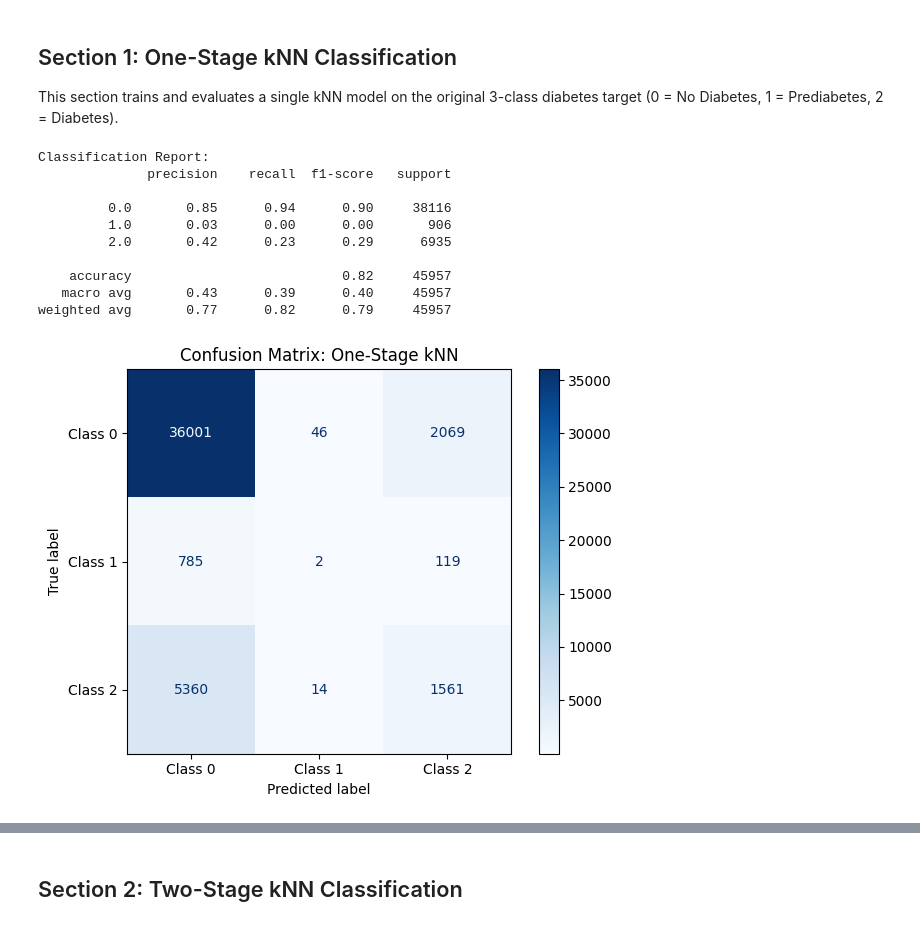
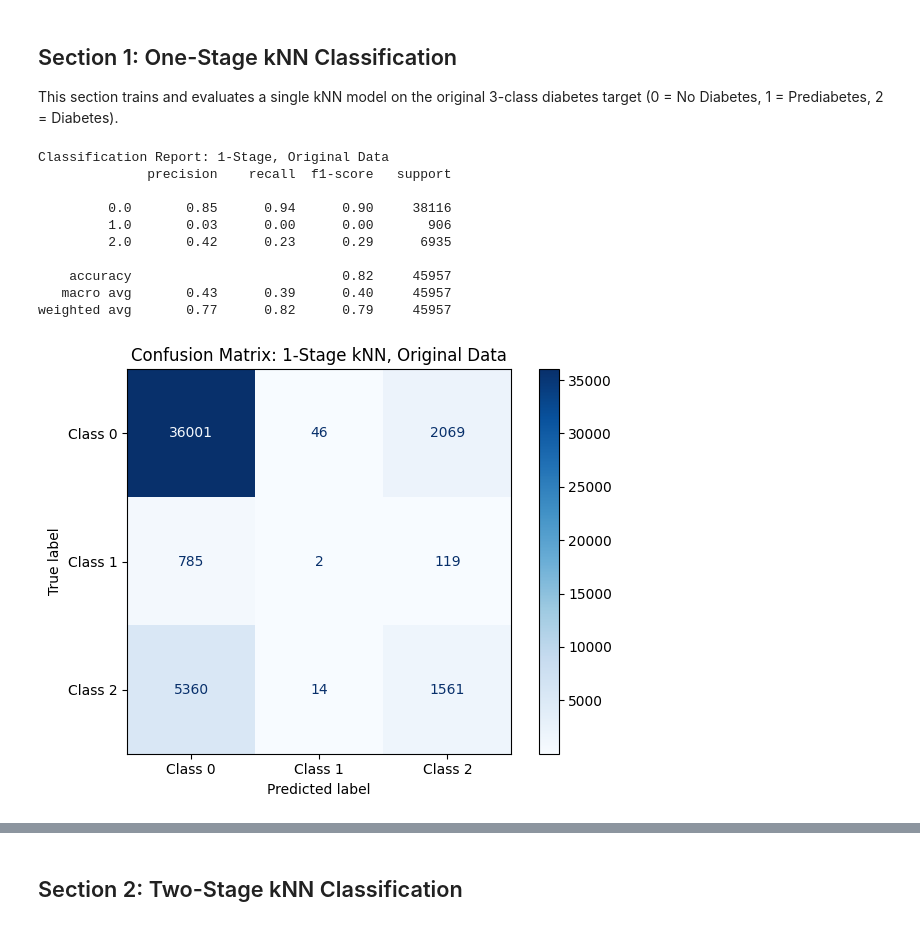
Before and after one commit to YaroslawBagriy/DiabetesRiskClassifier, a Jupyter notebook: notebooks/03_knn_modeling.ipynb, the cells around one changed output, grey strips where cells are left out. Saved outputs shown, nothing was run; the diff lists cells and outputs as text; code cells hidden in the pictures.

```diff
--- a/notebooks/03_knn_modeling.ipynb
+++ b/notebooks/03_knn_modeling.ipynb
@@ -71,29 +71,29 @@ knn.fit(X_train, y_train)
 y_pred = knn.predict(X_test)
 # %%
 # Classification report
-print("Classification Report:")
+print("Classification Report: 1-Stage, Original Data")
 print(classification_report(y_test, y_pred))
 
 # Confusion matrix
 cm = confusion_matrix(y_test, y_pred)
 disp = ConfusionMatrixDisplay(confusion_matrix=cm, display_labels=["Class 0", "Class 1", "Class 2"])
 disp.plot(cmap=plt.cm.Blues, values_format='d')
-plt.title("Confusion Matrix: One-Stage kNN")
+plt.title("Confusion Matrix: 1-Stage kNN, Original Data")
 plt.grid(False)
 plt.tight_layout()
 plt.show()
 # %% [output]
-Classification Report:
+Classification Report: 1-Stage, Original Data
               precision    recall  f1-score   support
 
          0.0       0.85      0.94      0.90     38116
          1.0       0.03      0.00      0.00       906
          2.0       0.42      0.23      0.29      6935
 
     accuracy                           0.82     45957
    macro avg       0.43      0.39      0.40     45957
 weighted avg       0.77      0.82      0.79     45957
-[figure, old version]
+[figure, new version]
 # %%
 # Predict class probabilities
 y_proba = knn.predict_proba(X_test)
```
Also changed, not shown: parts of 4 cells of this notebook, 3 other files.
